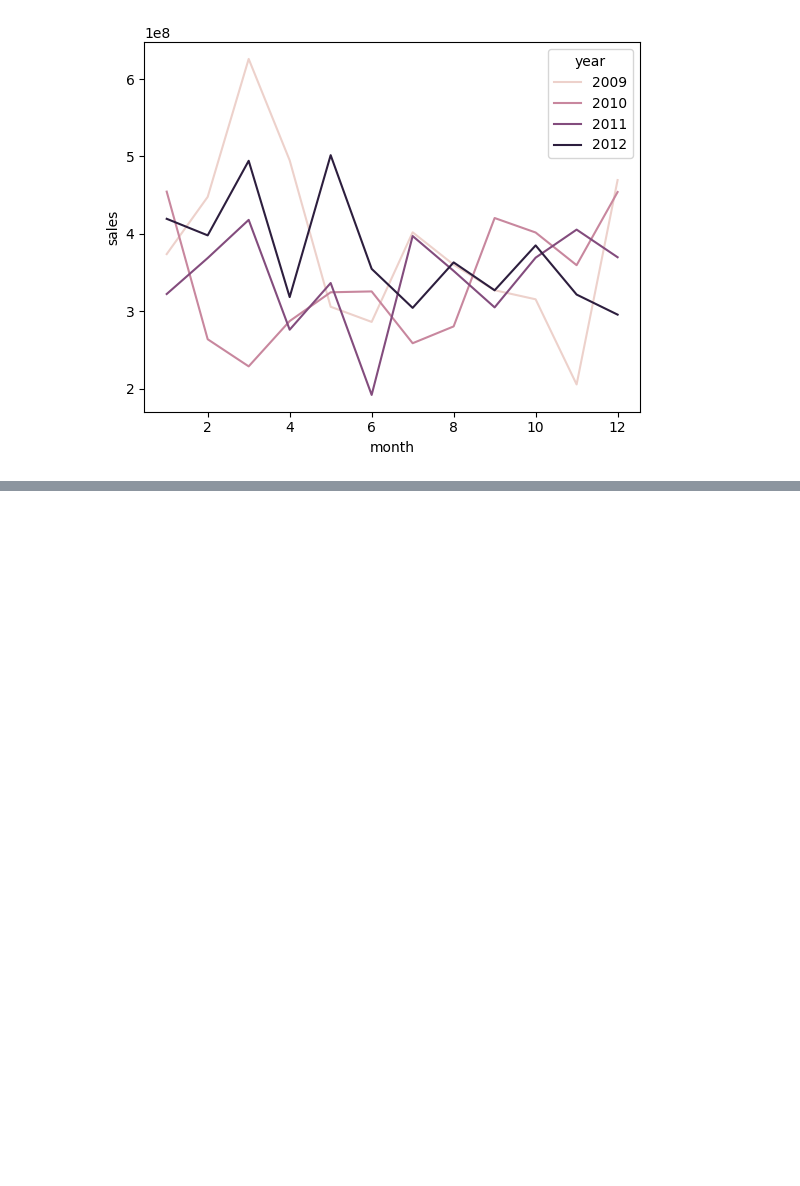
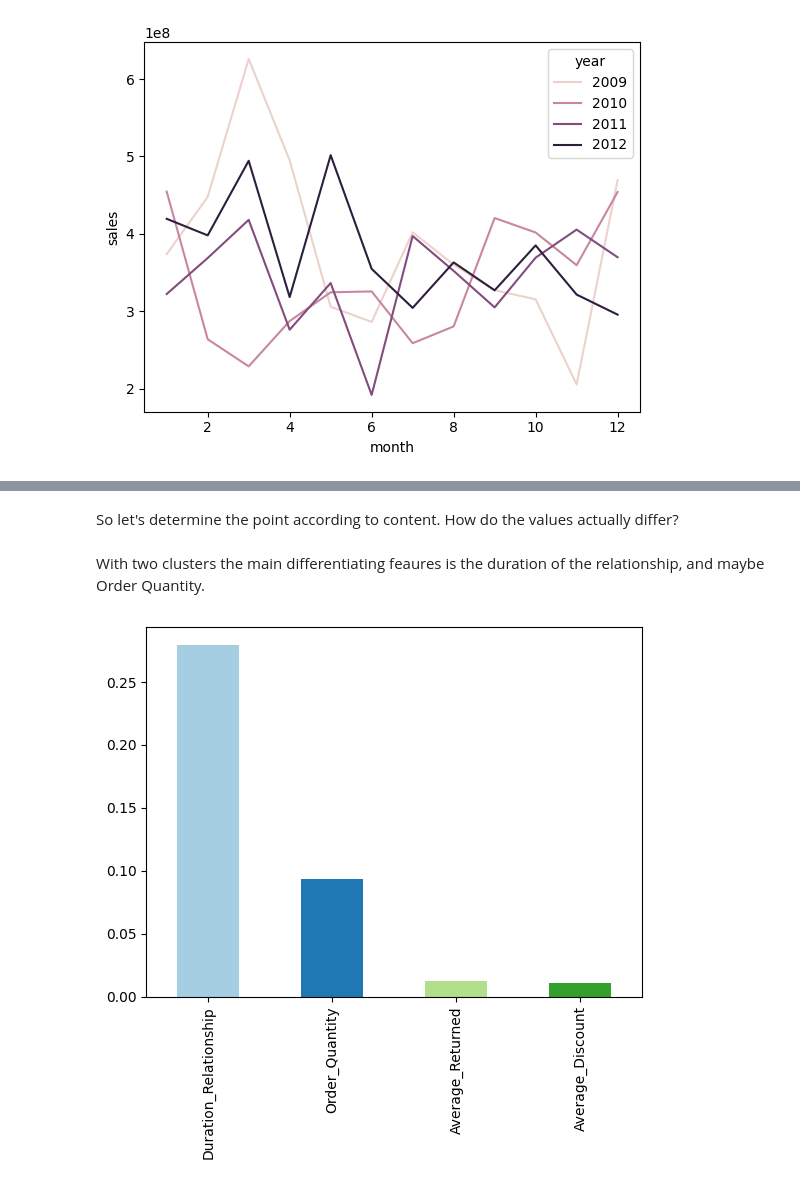
Before and after one commit to BeJa1996/kaggle, a Jupyter notebook: Sales_Analysis.ipynb, the cells around one changed output, grey strips where cells are left out. Drawn from its saved outputs; the diff is of its cells as text; code cells hidden in the pictures; blank space fills up the shorter version.

```diff
--- a/Sales_Analysis.ipynb
+++ b/Sales_Analysis.ipynb
@@ -243,0 +325,17 @@ df.groupby()
+# %% [markdown]
+So let's determine the point according to content. How do the values actually differ?
+# %%
+def kmeans_content(n):
+    kmeans = KMeans(n_clusters = n)
+    kmeans.fit(temp_norm)
+    res = pd.DataFrame(kmeans.cluster_centers_, columns = temp.columns)
+    res.std(axis=0).sort_values(ascending = False).plot.bar(color=plt.cm.Paired(np.arange(res.shape[1])))
+    plt.xticks(rotation=90)
+    cluster = kmeans.labels_.astype(str)
+    return cluster
+# %% [markdown]
+With two clusters the main differentiating feaures is the duration of the relationship, and maybe Order Quantity.
+# %%
+cluster = kmeans_content(2)
+# %% [output]
+[figure, added]
```
Also changed, not shown: parts of 19 cells of this notebook.
